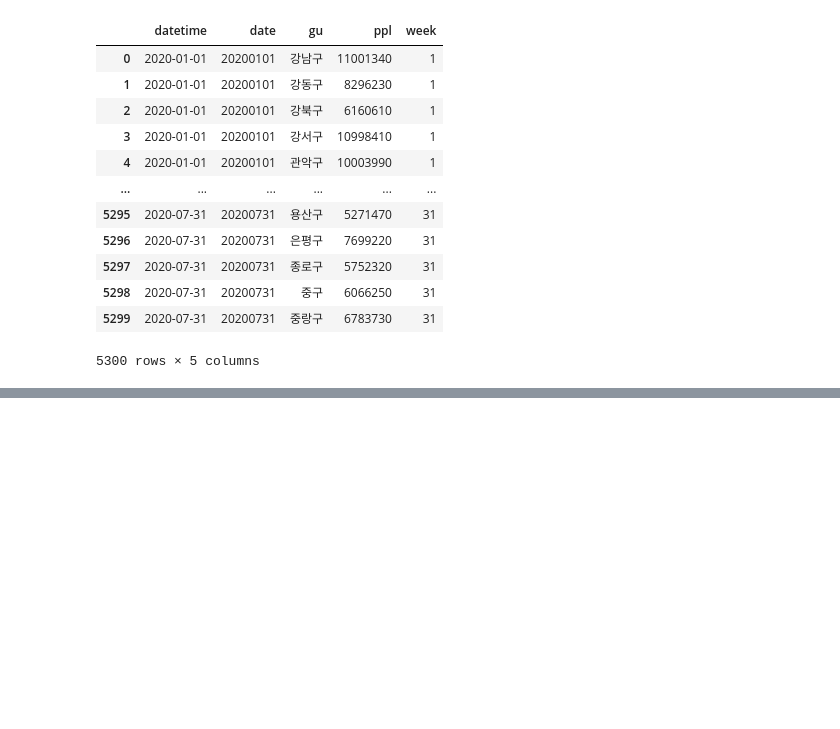
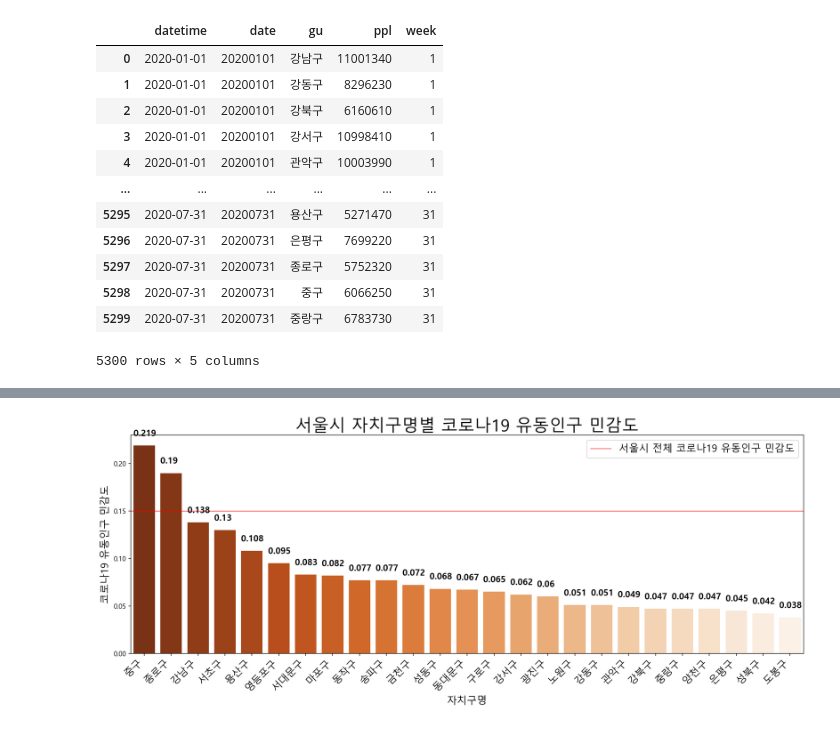
Before and after one commit to Changyoon-Lee/big_contest, a Jupyter notebook: 구별 코로나 민감도/코로나 확진 연령별 민감도 구하기.ipynb, the cells around one changed output, grey strips where cells are left out. Cells and saved outputs as stored; diff of their text form; code cells hidden in the pictures; blank space fills up the shorter version.

Commit message:
유동인구 민감도 sktAPI버전

```diff
--- a/구별 코로나 민감도/코로나 확진 연령별 민감도 구하기.ipynb
+++ b/구별 코로나 민감도/코로나 확진 연령별 민감도 구하기.ipynb
@@ -126,7 +29,3 @@ time
-# %%
-#저장
-with open('time.pkl', 'wb') as f:
-    pickle.dump(time, f)
 # %%
 def pklopen(route):
     with open('{}'.format(route), 'rb') as f:
@@ -237,3 +136,6 @@ timegu
 | 5298 | 2020-07-31 | 20200731 | 중구 | 6066250 | 31 |
 | 5299 | 2020-07-31 | 20200731 | 중랑구 | 6783730 | 31 |
 5300 rows × 5 columns
+# %%
+fpop_gu = timegu.groupby(['gu', 'week'])['ppl'].sum().divide(7000000).round(2).reset_index()
+fpop_gu
@@ -239,0 +156,23 @@ timegu
+# %%
+#민감도 랭킹 시각화 함수
+def plot_region_fpop_sensitivity(df, x_axis, rot_x=True, show_xlabel=True):
+  plt.figure(figsize=(18, 6))
+
+  pal = sns.color_palette("Oranges_r", df.shape[0])
+  rank = df['코로나19_유동인구_민감도'].argsort().argsort()
+  sns.barplot(x=x_axis, y='코로나19_유동인구_민감도', data=df, palette=np.array(pal[::-1])[rank])
+  plt.axhline(0.15, color='red', alpha=0.5, label='서울시 전체 코로나19 유동인구 민감도')
+  for idx, score in enumerate(df.코로나19_유동인구_민감도):
+    plt.text(idx-0.4, score+0.01, score, size=13, weight='bold')
+
+  plt.title(f'서울시 {x_axis}별 코로나19 유동인구 민감도', size=25)
+  plt.legend(fontsize=15)
+  plt.ylabel('코로나19 유동인구 민감도', size=15)
+  if rot_x:
+    plt.xticks(rotation=45, size=15, ha='right')
+  if show_xlabel:
+    plt.xlabel(x_axis, size=15)
+  else:
+    plt.xlabel(None)
+
+  plt.show()
@@ -239,0 +220,16 @@ timegu
+# %%
+tmp_list = []
+for gu in fpop_gu.gu.unique():
+  tmp_df = fpop_gu[fpop_gu.gu==gu]
+  tmp_pre = tmp_df.loc[fpop_gu.week.isin(range(2,4)), 'ppl'].mean()
+  tmp_post = tmp_df.loc[fpop_gu.week.isin(range(9, 12)), 'ppl'].mean()
+  tmp_sensitivity = round((tmp_pre - tmp_post)/tmp_pre, 3)
+  tmp_list.append(tmp_sensitivity)
+
+fpop_sensitivity_gu = pd.DataFrame({'자치구명':fpop_gu.gu.unique(), '코로나19_유동인구_민감도':tmp_list})\
+                        .sort_values('코로나19_유동인구_민감도', ascending=False).reset_index(drop=True)
+
+# 자치구별 코로나19 유동인구 민감도 막대 그래프
+plot_region_fpop_sensitivity(df=fpop_sensitivity_gu, x_axis='자치구명')
+# %% [output]
+[figure, added]
```
Also changed, not shown: parts of 11 cells of this notebook.
